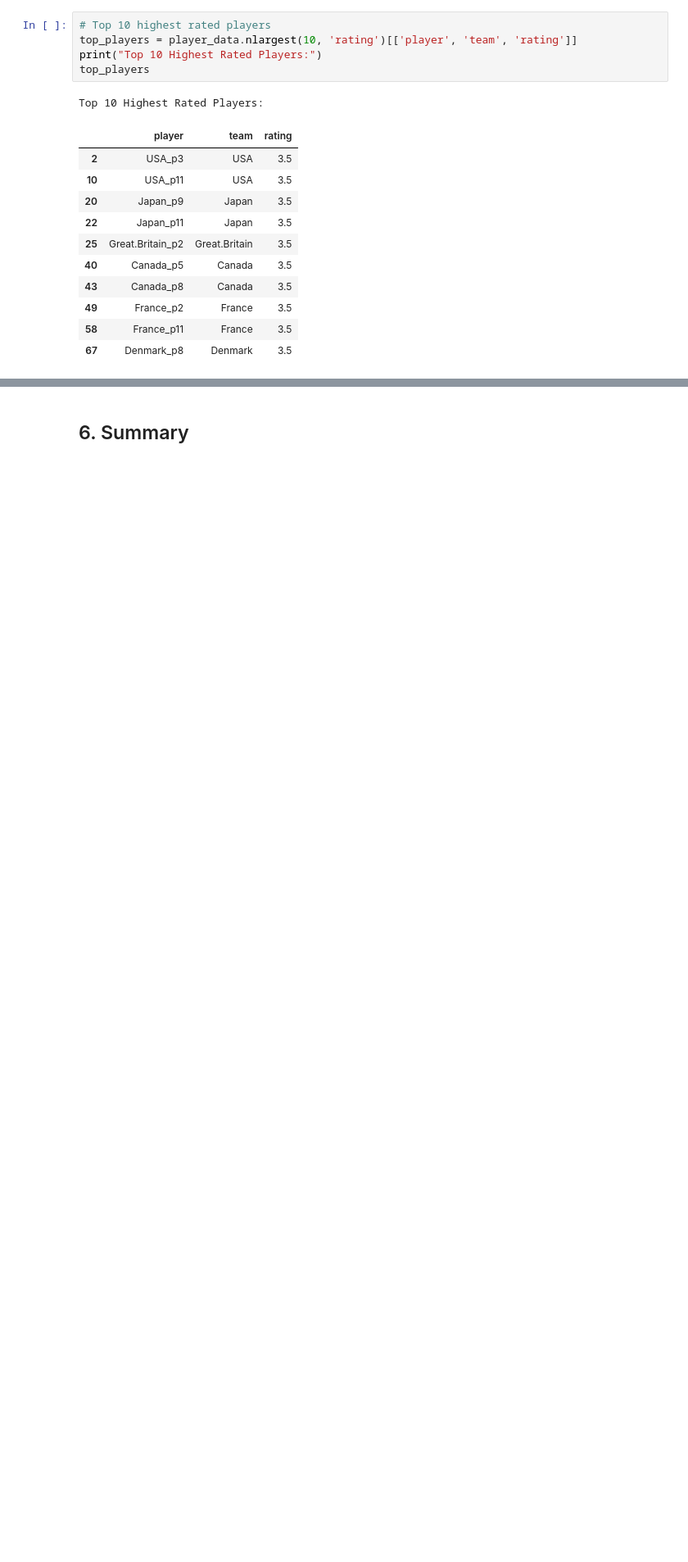
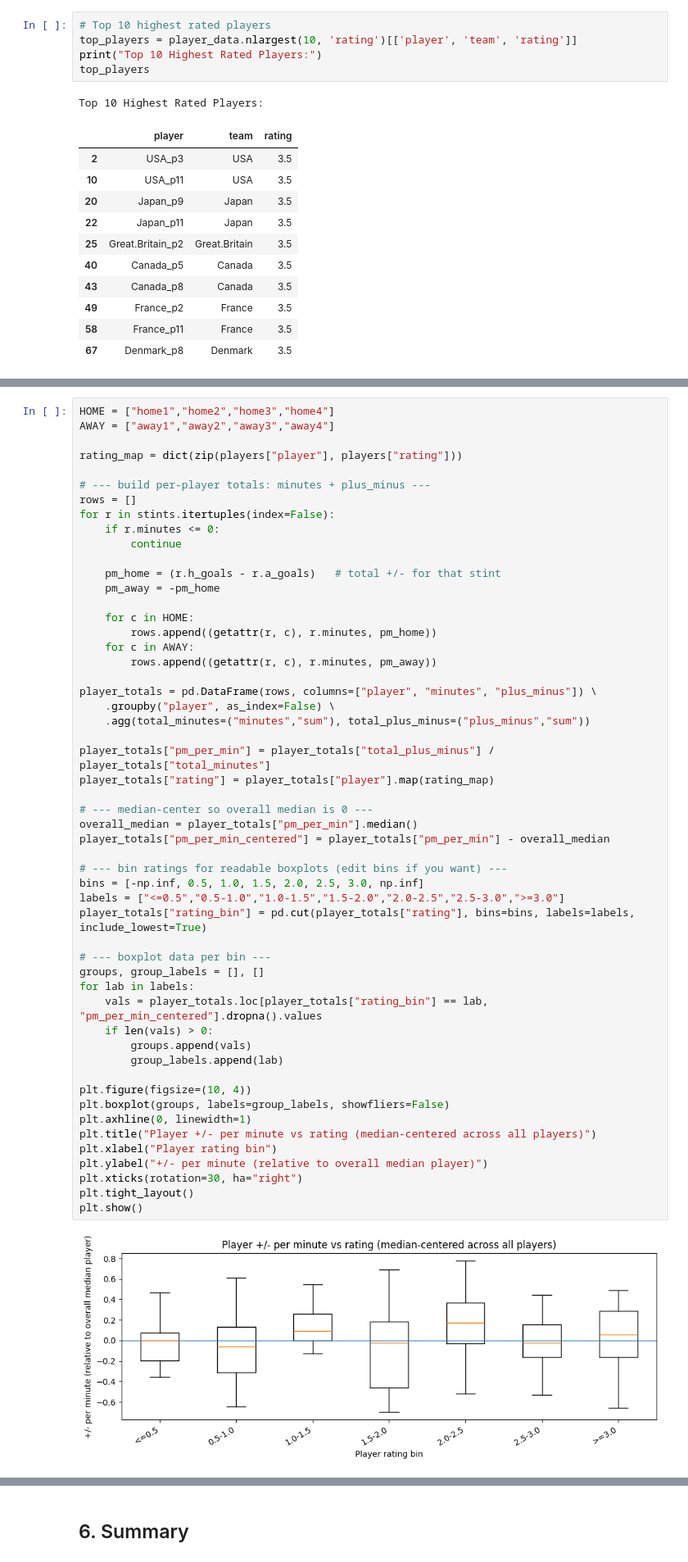
Before and after one commit to johngreenough/SportsModule, a Jupyter notebook: dataAnalysis.ipynb, the cells around one changed output, grey strips where cells are left out. Shown at 82% size. Cells and saved outputs as stored; diff of their text form; blank space fills up the shorter version.

```diff
--- a/dataAnalysis.ipynb
+++ b/dataAnalysis.ipynb
@@ -397,0 +565,55 @@ Top 10 Highest Rated Players:
+# %%
+HOME = ["home1","home2","home3","home4"]
+AWAY = ["away1","away2","away3","away4"]
+
+rating_map = dict(zip(players["player"], players["rating"]))
+
+# --- build per-player totals: minutes + plus_minus ---
+rows = []
+for r in stints.itertuples(index=False):
+    if r.minutes <= 0:
+        continue
+
+    pm_home = (r.h_goals - r.a_goals)   # total +/- for that stint
+    pm_away = -pm_home
+
+    for c in HOME:
+        rows.append((getattr(r, c), r.minutes, pm_home))
+    for c in AWAY:
+        rows.append((getattr(r, c), r.minutes, pm_away))
+
+player_totals = pd.DataFrame(rows, columns=["player", "minutes", "plus_minus"]) \
+    .groupby("player", as_index=False) \
+    .agg(total_minutes=("minutes","sum"), total_plus_minus=("plus_minus","sum"))
+
+player_totals["pm_per_min"] = player_totals["total_plus_minus"] / player_totals["total_minutes"]
+player_totals["rating"] = player_totals["player"].map(rating_map)
+
+# --- median-center so overall median is 0 ---
+overall_median = player_totals["pm_per_min"].median()
+player_totals["pm_per_min_centered"] = player_totals["pm_per_min"] - overall_median
+
+# --- bin ratings for readable boxplots (edit bins if you want) ---
+bins = [-np.inf, 0.5, 1.0, 1.5, 2.0, 2.5, 3.0, np.inf]
+labels = ["<=0.5","0.5-1.0","1.0-1.5","1.5-2.0","2.0-2.5","2.5-3.0",">=3.0"]
+player_totals["rating_bin"] = pd.cut(player_totals["rating"], bins=bins, labels=labels, include_lowest=True)
+
+# --- boxplot data per bin ---
+groups, group_labels = [], []
+for lab in labels:
+    vals = player_totals.loc[player_totals["rating_bin"] == lab, "pm_per_min_centered"].dropna().values
+    if len(vals) > 0:
+        groups.append(vals)
+        group_labels.append(lab)
+
+plt.figure(figsize=(10, 4))
+plt.boxplot(groups, labels=group_labels, showfliers=False)
+plt.axhline(0, linewidth=1)
+plt.title("Player +/- per minute vs rating (median-centered across all players)")
+plt.xlabel("Player rating bin")
+plt.ylabel("+/- per minute (relative to overall median player)")
+plt.xticks(rotation=30, ha="right")
+plt.tight_layout()
+plt.show()
+# %% [output]
+[figure, added]
```
Also changed, not shown: parts of 4 cells of this notebook.
